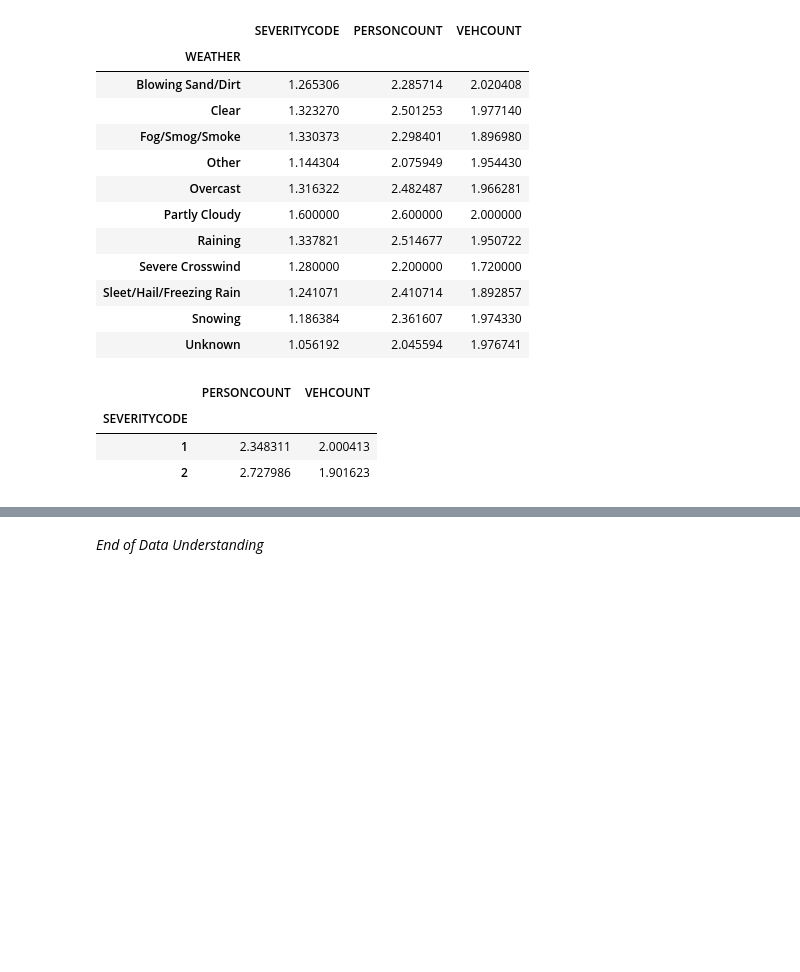
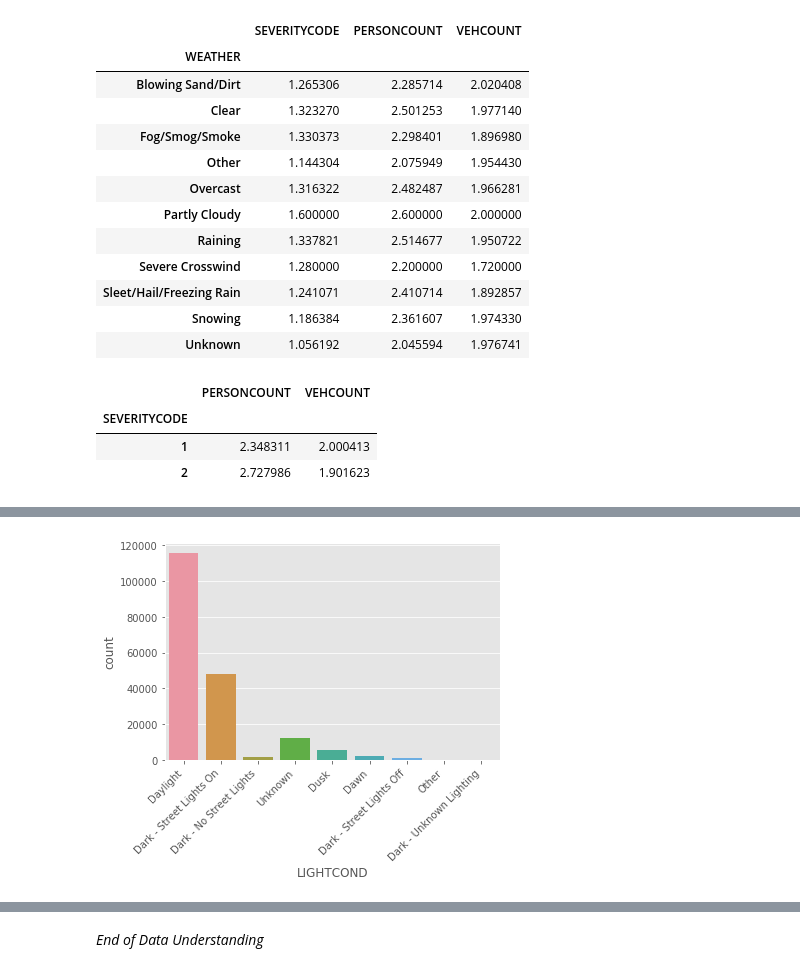
Before and after one commit to EdwardBGJung/Coursera_Capstone, a Jupyter notebook: Coursera_capstone_background_problem (DTmodel).ipynb, the cells around one changed output, grey strips where cells are left out. Saved outputs shown, nothing was run; the diff lists cells and outputs as text; code cells hidden in the pictures; blank space fills up the shorter version.

```diff
--- a/Coursera_capstone_background_problem (DTmodel).ipynb
+++ b/Coursera_capstone_background_problem (DTmodel).ipynb
@@ -289,0 +312,7 @@ df_Others  # person is impacted to severity code.
+# %%
+ax = sns.countplot(df['LIGHTCOND'])
+ax.set_xticklabels(ax.get_xticklabels(), rotation=45,
+                   horizontalalignment='right')
+plt.show()
+# %% [output]
+[figure, added]
```
Also changed, not shown: parts of 13 cells of this notebook.
